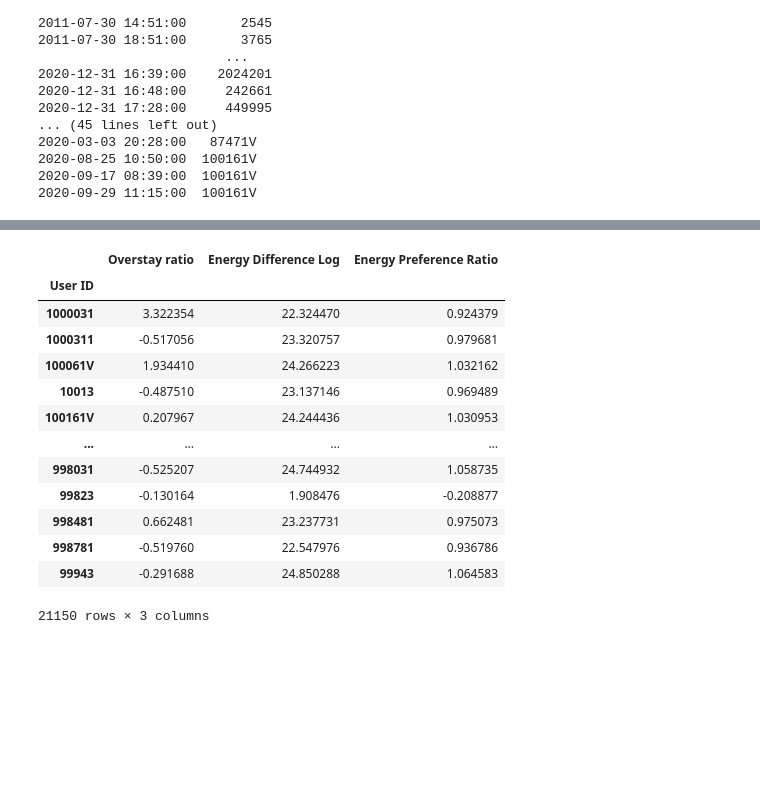
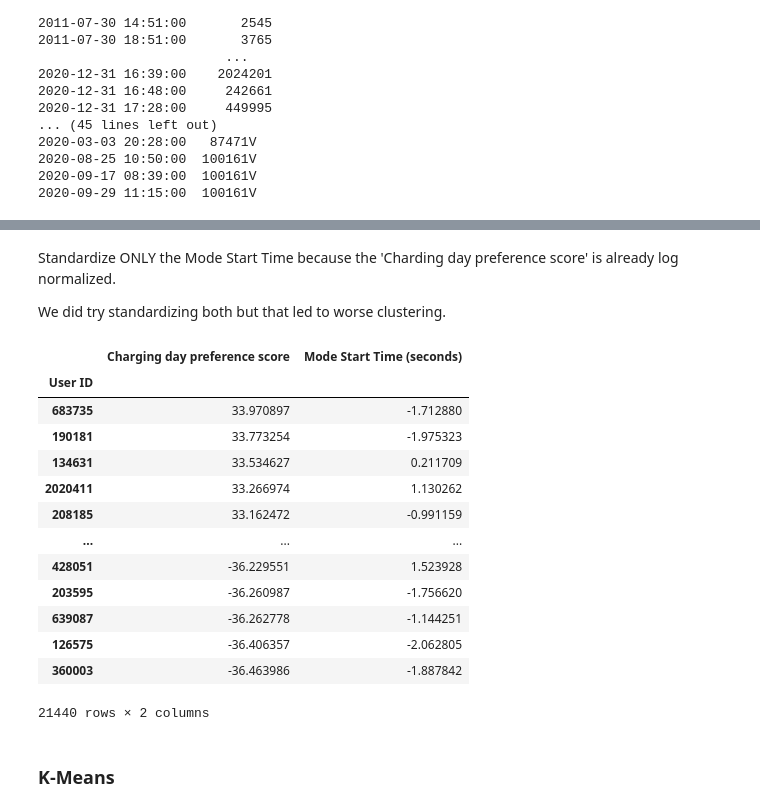
Before and after one commit to vilim-cro/Energy-and-Mobility, a Jupyter notebook: src/Section2a_Clustering.ipynb, the cells around one changed output, grey strips where cells are left out. Drawn from its saved outputs; the diff is of its cells as text; code cells hidden in the pictures; blank space fills up the shorter version.

Commit message:
Finalize Clustering

```diff
--- a/src/Section2a_Clustering.ipynb
+++ b/src/Section2a_Clustering.ipynb
@@ -428,0 +349,8 @@ Standardize the average 'Energy (kWh)'
+# %%
+# Convert 'Start Time' to datetime if it's not already
+deconstructed_df['Start Time'] = pd.to_datetime(deconstructed_df['Start Time'])
+
+# Round 'Start Time' to the nearest 5 minutes
+deconstructed_df['Start Time'] = deconstructed_df['Start Time'].dt.round('5min')
+
+deconstructed_df
@@ -428,0 +433,31 @@ Standardize the average 'Energy (kWh)'
+# %%
+# Copy the duration_breakdown_df into summary_ratio_df
+summary_ratio_df = duration_breakdown_df.copy()
+
+# Define a small epsilon to avoid division by zero
+epsilon = 1e-9
+
+# Convert 'Weekend Duration' and 'Weekday Duration' to total seconds (numeric format)
+summary_ratio_df['Weekend Duration (seconds)'] = summary_ratio_df['Weekend Duration'].dt.total_seconds()
+summary_ratio_df['Weekday Duration (seconds)'] = summary_ratio_df['Weekday Duration'].dt.total_seconds()
+
+# Compute the logarithmic difference between weekend and weekday durations (now in seconds)
+summary_ratio_df['Charging day preference score'] = np.log(summary_ratio_df['Weekend Duration (seconds)'] + epsilon) - np.log(summary_ratio_df['Weekday Duration (seconds)'] + epsilon)
+
+# Convert 'Mode Start Time' to seconds (same as before)
+def time_to_seconds(time_str):
+    hours, minutes = map(int, time_str.split(':'))
+    return hours * 3600 + minutes * 60
+
+# Convert 'Mode Start Time' to seconds and add it to the DataFrame
+summary_ratio_df['Mode Start Time (seconds)'] = summary_ratio_df['Mode Start Time'].apply(time_to_seconds)
+
+# Drop the original 'Mode Start Time' column and the duration columns
+summary_ratio_df = summary_ratio_df.drop(columns=['Mode Start Time', 'Weekday Duration', 'Weekend Duration'])
+
+# Sort the DataFrame by the "Charging day preference score" column
+summary_ratio_df = summary_ratio_df.sort_values(by='Charging day preference score', ascending=False)
+
+summary_ratio_df = summary_ratio_df.drop(columns=['Weekend Duration (seconds)', 'Weekday Duration (seconds)'])
+# Display the sorted DataFrame
+summary_ratio_df
@@ -429,28 +479,34 @@ Standardize the average 'Energy (kWh)'
+# %% [markdown]
+Standardize ONLY the Mode Start Time because the 'Charding day preference score' is already log normalized.
+
+We did try standardizing both but that led to worse clustering.
 # %%
 # Copy the original DataFrame to avoid modifying it directly
 summary_ratio_std_df = summary_ratio_df.copy()
 
-# Standardize only the 'Energy (kWh)' column
+# Standardize 'Median Start Time (seconds)'
 scaler = StandardScaler()
-summary_ratio_std_df['Overstay ratio'] = scaler.fit_transform(summary_ratio_std_df[['Overstay ratio']])
-summary_ratio_std_df['Energy Preference Ratio'] = scaler.fit_transform(summary_ratio_std_df[['Energy Difference Log']])
+summary_ratio_std_df['Mode Start Time (seconds)'] = scaler.fit_transform(summary_ratio_std_df[['Mode Start Time (seconds)']])
+
 # Display the resulting DataFrame
 summary_ratio_std_df
 # %% [output]
-|  | Overstay ratio | Energy Difference Log | Energy Preference Ratio |
-| User ID |  |  |  |
-| 1000031 | 3.322354 | 22.324470 | 0.924379 |
-| 1000311 | -0.517056 | 23.320757 | 0.979681 |
-| 100061V | 1.934410 | 24.266223 | 1.032162 |
-| 10013 | -0.487510 | 23.137146 | 0.969489 |
-| 100161V | 0.207967 | 24.244436 | 1.030953 |
-| ... | ... | ... | ... |
-| 998031 | -0.525207 | 24.744932 | 1.058735 |
-| 99823 | -0.130164 | 1.908476 | -0.208877 |
-| 998481 | 0.662481 | 23.237731 | 0.975073 |
-| 998781 | -0.519760 | 22.547976 | 0.936786 |
-| 99943 | -0.291688 | 24.850288 | 1.064583 |
+|  | Charging day preference score | Mode Start Time (seconds) |
+| User ID |  |  |
+| 683735 | 33.970897 | -1.712880 |
+| 190181 | 33.773254 | -1.975323 |
+| 134631 | 33.534627 | 0.211709 |
+| 2020411 | 33.266974 | 1.130262 |
+| 208185 | 33.162472 | -0.991159 |
+| ... | ... | ... |
+| 428051 | -36.229551 | 1.523928 |
+| 203595 | -36.260987 | -1.756620 |
+| 639087 | -36.262778 | -1.144251 |
+| 126575 | -36.406357 | -2.062805 |
+| 360003 | -36.463986 | -1.887842 |
-21150 rows × 3 columns
+21440 rows × 2 columns
+# %% [markdown]
+### K-Means
 # %%
 def print_elbow_plot(scaled_df, title_suffix):
     wcss = []  # List to store within-cluster sum of squares
```
Also changed, not shown: parts of 63 cells of this notebook, 1 other file.
